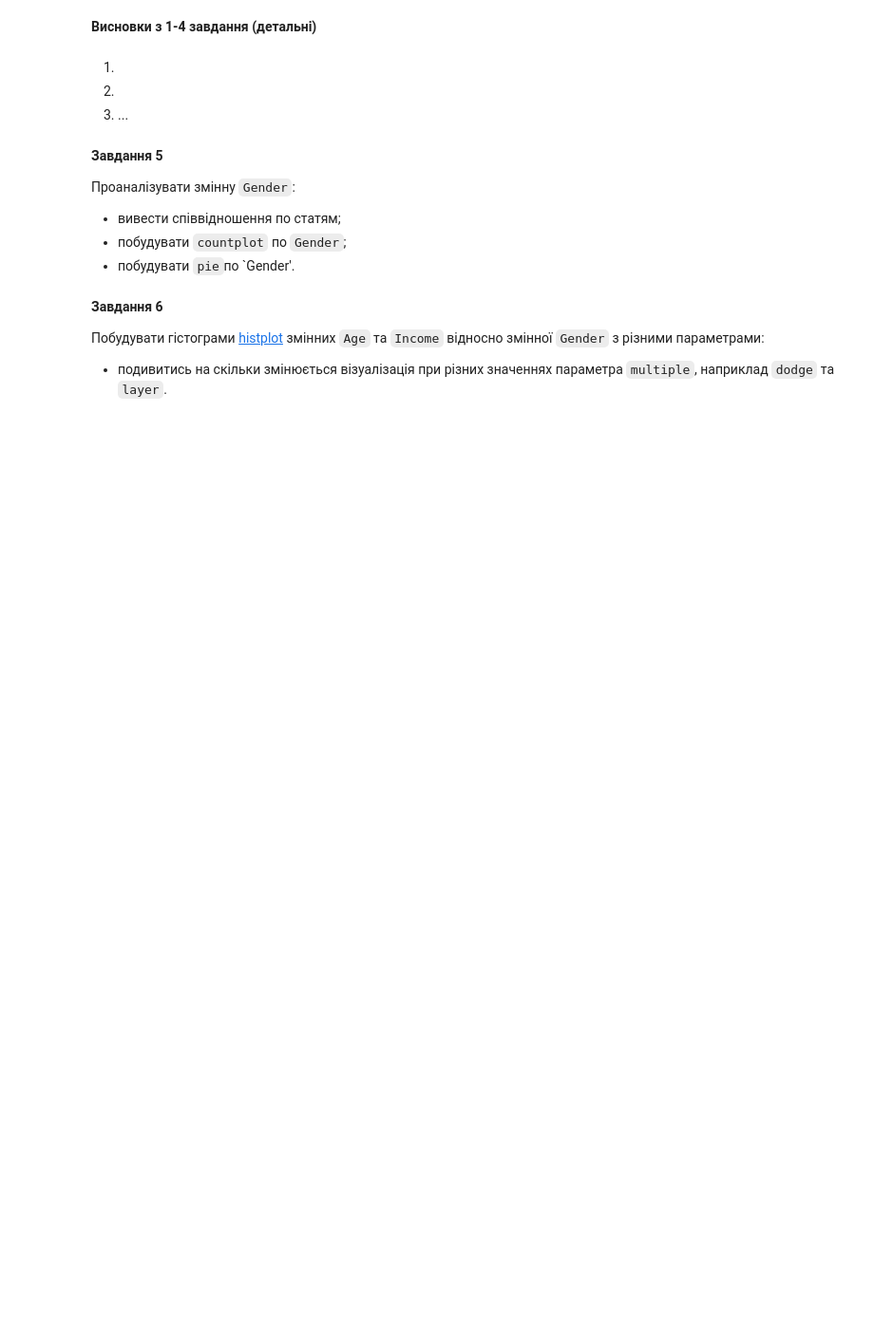
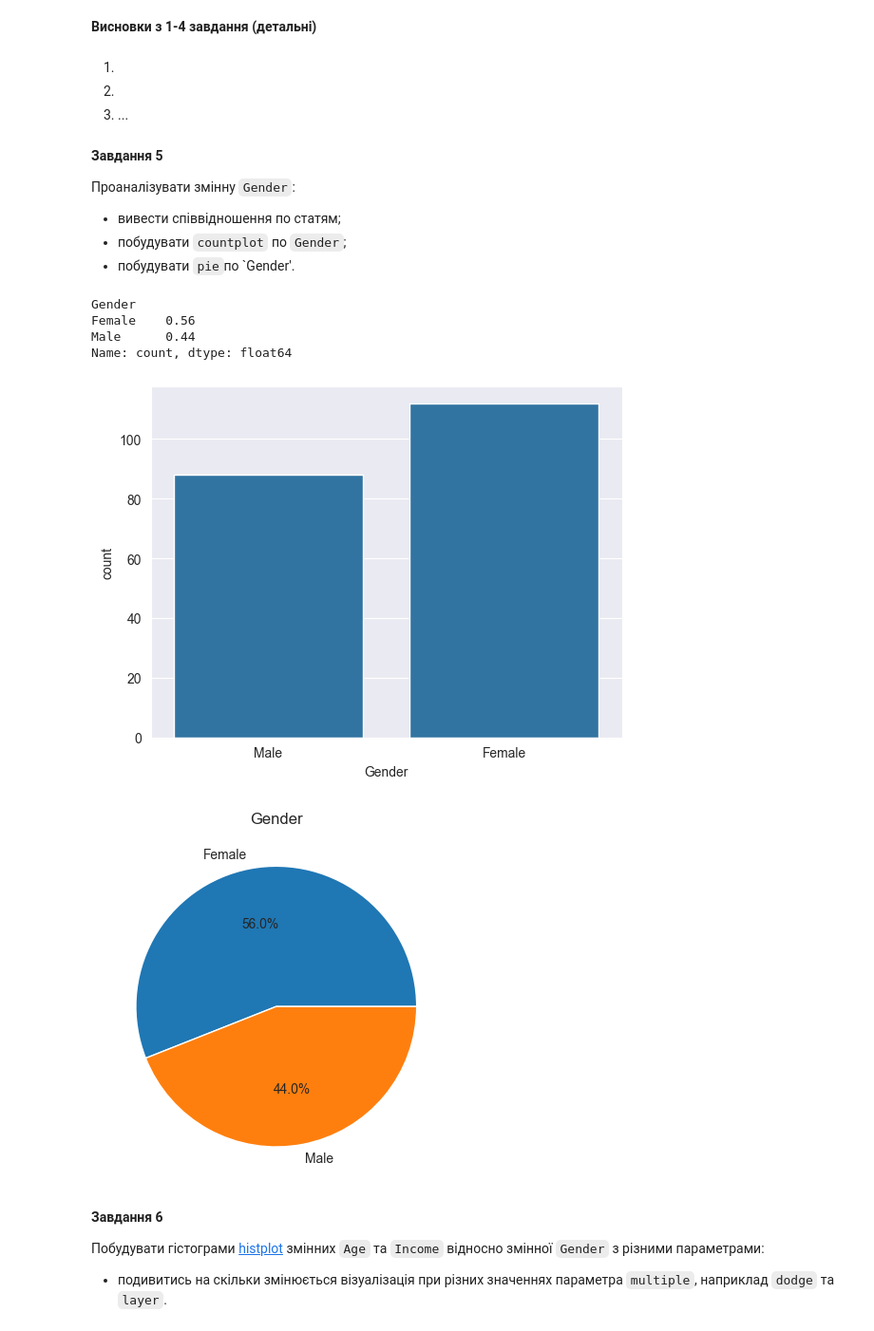
Before and after one commit to mineo71/OSHI, a Jupyter notebook: Task6_Unsupervised_Rylsky_Oleh.ipynb, the cells around one changed output. Shown at 95% size. Saved outputs shown, nothing was run; the diff lists cells and outputs as text; code cells hidden in the pictures; blank space fills up the shorter version.

```diff
--- a/Task6_Unsupervised_Rylsky_Oleh.ipynb
+++ b/Task6_Unsupervised_Rylsky_Oleh.ipynb
@@ -90,3 +145,20 @@ customer_set = #yourCode
+# %%
+gender_ratio = customer_set['Gender'].value_counts() / len(customer_set)
+print(gender_ratio)
+
+sns.countplot(x='Gender', data=customer_set)
+plt.show()
+
+plt.pie(customer_set['Gender'].value_counts(), labels=customer_set['Gender'].value_counts().index, autopct='%1.1f%%')
+plt.title('Gender')
+plt.show()
+# %% [output]
+Gender
+Female    0.56
+Male      0.44
+Name: count, dtype: float64
+[figure, added]
+[figure, added]
 # %% [markdown]
 **Завдання 6**
 
```
Also changed, not shown: parts of 13 cells of this notebook.
